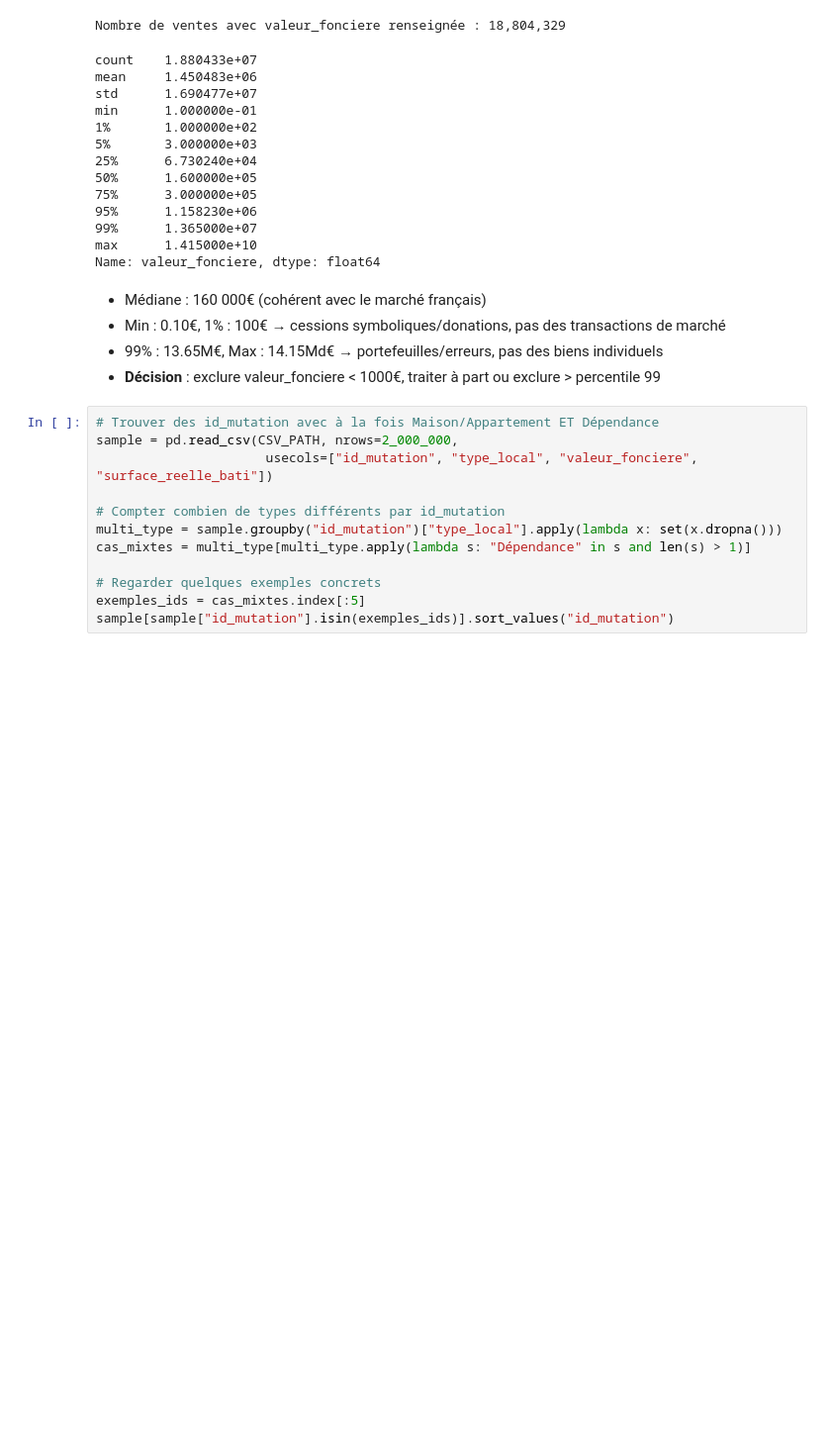
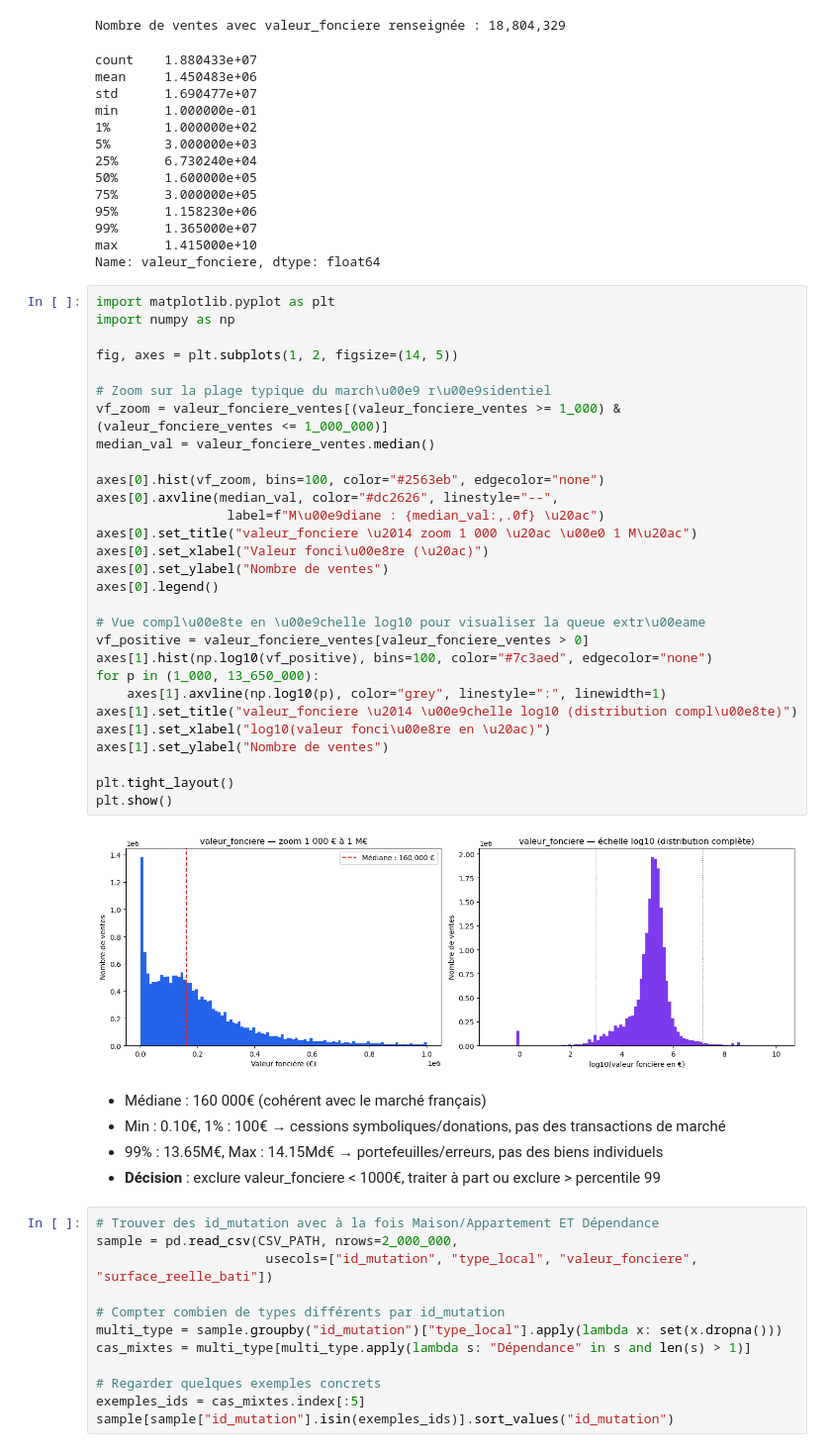
Before and after one commit to sanagargouri/projet-immo-france, a Jupyter notebook: notebooks/01_exploration_dvf.ipynb, the cells around one changed output. Shown at 99% size. Drawn from its saved outputs; the diff is of its cells as text; blank space fills up the shorter version.

```diff
--- a/notebooks/01_exploration_dvf.ipynb
+++ b/notebooks/01_exploration_dvf.ipynb
@@ -268,6 +356,37 @@ min      1.000000e-01
 99%      1.365000e+07
 max      1.415000e+10
 Name: valeur_fonciere, dtype: float64
+# %%
+import matplotlib.pyplot as plt
+import numpy as np
+
+fig, axes = plt.subplots(1, 2, figsize=(14, 5))
+
+# Zoom sur la plage typique du march\u00e9 r\u00e9sidentiel
+vf_zoom = valeur_fonciere_ventes[(valeur_fonciere_ventes >= 1_000) & (valeur_fonciere_ventes <= 1_000_000)]
+median_val = valeur_fonciere_ventes.median()
+
+axes[0].hist(vf_zoom, bins=100, color="#2563eb", edgecolor="none")
+axes[0].axvline(median_val, color="#dc2626", linestyle="--",
+                 label=f"M\u00e9diane : {median_val:,.0f} \u20ac")
+axes[0].set_title("valeur_fonciere \u2014 zoom 1 000 \u20ac \u00e0 1 M\u20ac")
+axes[0].set_xlabel("Valeur fonci\u00e8re (\u20ac)")
+axes[0].set_ylabel("Nombre de ventes")
+axes[0].legend()
+
+# Vue compl\u00e8te en \u00e9chelle log10 pour visualiser la queue extr\u00eame
+vf_positive = valeur_fonciere_ventes[valeur_fonciere_ventes > 0]
+axes[1].hist(np.log10(vf_positive), bins=100, color="#7c3aed", edgecolor="none")
+for p in (1_000, 13_650_000):
+    axes[1].axvline(np.log10(p), color="grey", linestyle=":", linewidth=1)
+axes[1].set_title("valeur_fonciere \u2014 \u00e9chelle log10 (distribution compl\u00e8te)")
+axes[1].set_xlabel("log10(valeur fonci\u00e8re en \u20ac)")
+axes[1].set_ylabel("Nombre de ventes")
+
+plt.tight_layout()
+plt.show()
+# %% [output]
+[figure, added]
 # %% [markdown]
 - Médiane : 160 000€ (cohérent avec le marché français)
 - Min : 0.10€, 1% : 100€ → cessions symboliques/donations, pas des transactions de marché
```
Also changed, not shown: parts of 4 cells of this notebook, 1 other file.
